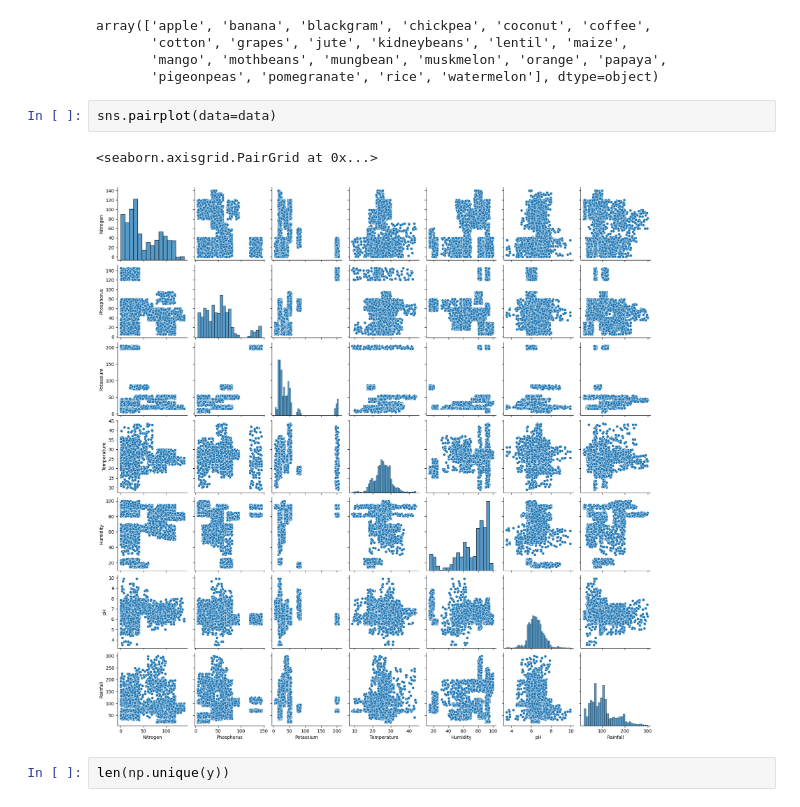
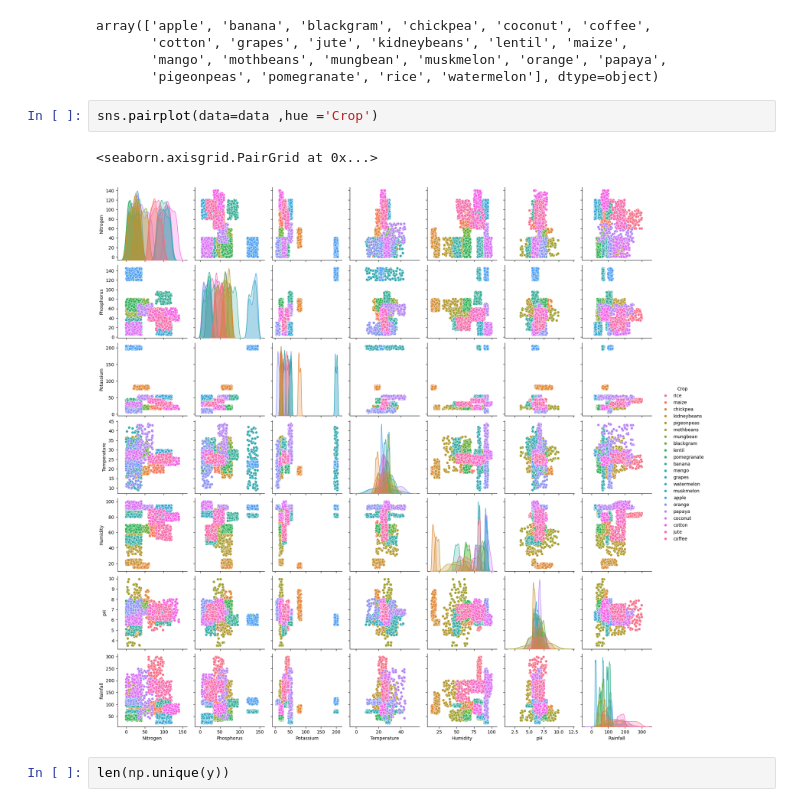
Before and after one commit to CODINGHARI123/Machine-Learning, a Jupyter notebook: Crop_Recommendation.ipynb, the cells around one changed output. Drawn from its saved outputs; the diff is of its cells as text.

```diff
--- a/Crop_Recommendation.ipynb
+++ b/Crop_Recommendation.ipynb
@@ -145,10 +147,10 @@ array(['apple', 'banana', 'blackgram', 'chickpea', 'coconut', 'coffee',
        'mango', 'mothbeans', 'mungbean', 'muskmelon', 'orange', 'papaya',
        'pigeonpeas', 'pomegranate', 'rice', 'watermelon'], dtype=object)
 # %%
-sns.pairplot(data=data)
+sns.pairplot(data=data ,hue ='Crop')
 # %% [output]
 <seaborn.axisgrid.PairGrid at 0x...>
-[figure, old version]
+[figure, new version]
 # %%
 len(np.unique(y))
 # %% [output]
```
Also changed, not shown: parts of 76 cells of this notebook.
